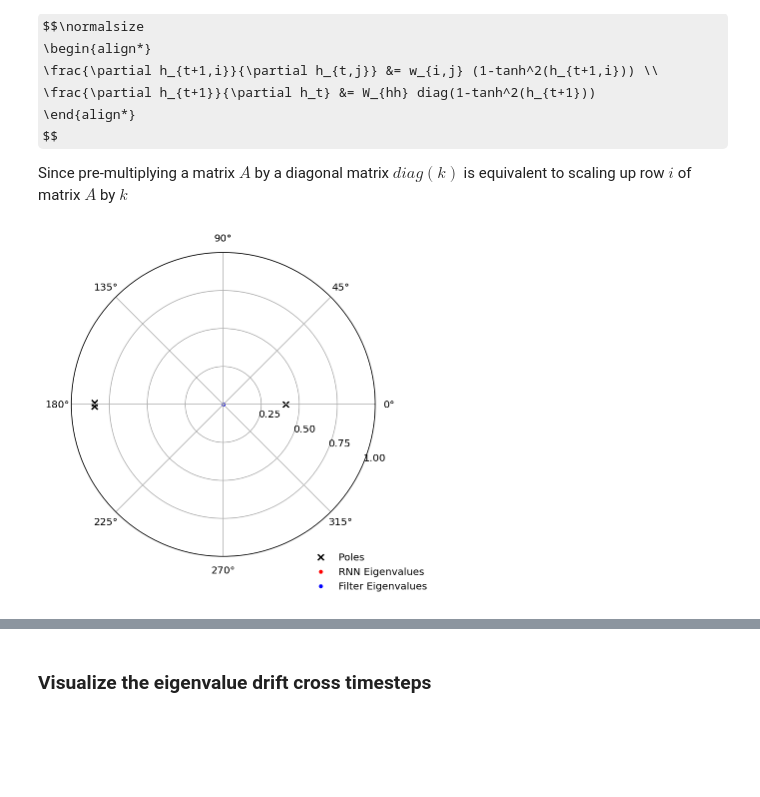
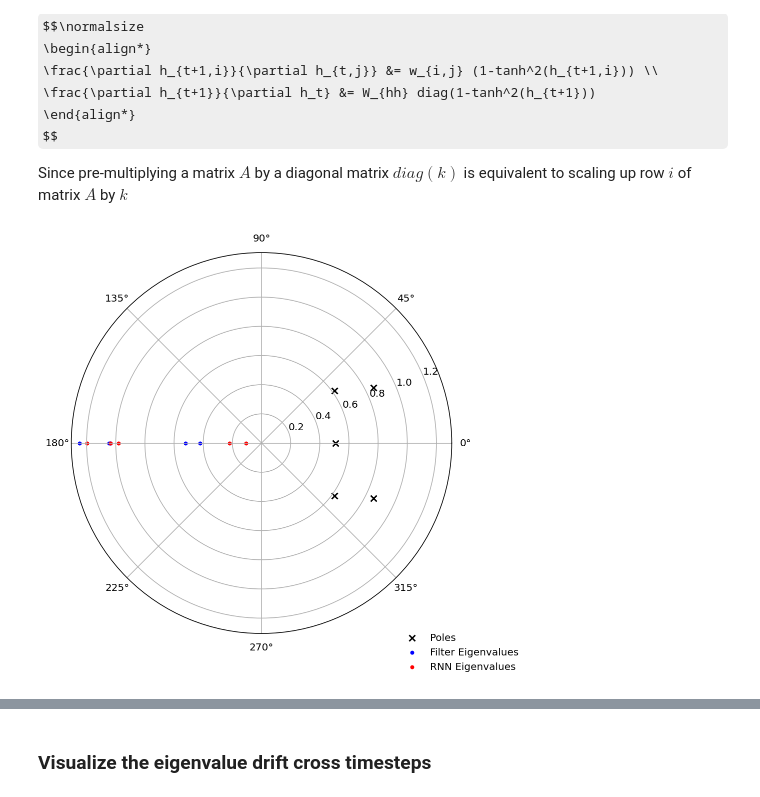
Before and after one commit to mpotta/bptt, a Jupyter notebook: RNNs as Filters/rnns_as_filters_remix.ipynb, the cells around one changed output, grey strips where cells are left out. Drawn from its saved outputs; the diff is of its cells as text; code cells hidden in the pictures; some formulas as TeX source; blank space fills up the shorter version.

```diff
--- a/RNNs as Filters/rnns_as_filters_remix.ipynb
+++ b/RNNs as Filters/rnns_as_filters_remix.ipynb
@@ -54,8 +54,8 @@ import numpy as np
 import scipy.signal as signal
 
 # Set Parameters
-filter_order = N = 3
-hidden_size = 3
+filter_order = N = 5
+hidden_size = 5
 
 seq_len = 150
 wash_out = 50
@@ -522,18 +493,8 @@ feed_seq = 100
 
 # Long-term Jacobian for the filter coefficients
 _, rnn_state = net(test_inp[0:wash_out,0:1,:])
-jac_stacked_filter, jac_cumulative_filter = jacobian(net_trained, test_inp[wash_out:wash_out+feed_seq,0:1,:], rnn_state)
+jac_stacked_filter = jacobian(net, test_inp[wash_out:wash_out+feed_seq,0:1,:], rnn_state)
 
 # Long-term Jacobian for the bptt-rnn
 _, rnn_state = net_trained(test_inp[0:wash_out,0:1,:])
-jac_stacked_bptt, jac_cumulative_bptt = jacobian(net_trained, test_inp[wash_out:wash_out+feed_seq,0:1,:], rnn_state)
+jac_stacked_bptt = jacobian(net_trained, test_inp[wash_out:wash_out+feed_seq,0:1,:], rnn_state)
-# %%
-# Extract Lyapunov exponents
-def extract_lyapunov_exponents(J):
-    return NotImplemented
-
-# J = np.log(jac_cumulative_filter[-1].detach().numpy())/feed_seq
-# realW_filter, imagW_filter = extract_eigen_values(J)
-
-realW_filter, imagW_filter = extract_eigen_values(jac_cumulative_filter[-1].detach().numpy())
-realW_bptt, imagW_bptt = extract_eigen_values(jac_cumulative_bptt[-1].detach().numpy())
@@ -540,6 +550,11 @@ realW_bptt, imagW_bptt = extract_eigen_values(jac_cumulative_bptt[-1].detach().n
+# %%
+W_filter, rvals_filter = extract_lyapunov_exponents(jac_stacked_filter, feed_seq, 'QR_DECOMPOSITION')
+W_bptt, rvals_filter = extract_lyapunov_exponents(jac_stacked_bptt, feed_seq, 'QR_DECOMPOSITION')
 # %%
-# Compare the salient eigenvalues
 real_poles, imag_poles = [x.real for x in p], [x.imag for x in p]
-polar_plot(real_poles, imag_poles, realW_bptt, imagW_bptt, realW_filter, imagW_filter)
+realW_filter, imagW_filter = [n.real for n in W_filter], [n.imag for n in W_filter]
+realW_bptt, imagW_bptt = [n.real for n in W_bptt], [n.imag for n in W_bptt]
+
+polar_plot(real_poles, imag_poles, realW_filter, imagW_filter, realW_bptt, imagW_bptt)
 # %% [output]
-[figure, old version]
+[figure, new version]
```
Also changed, not shown: parts of 15 cells of this notebook.
